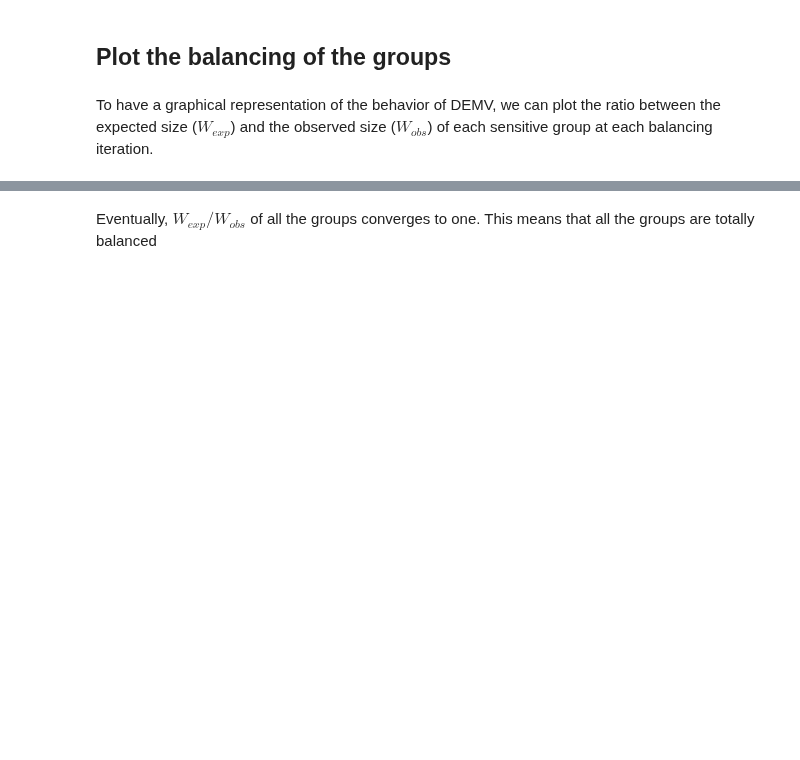
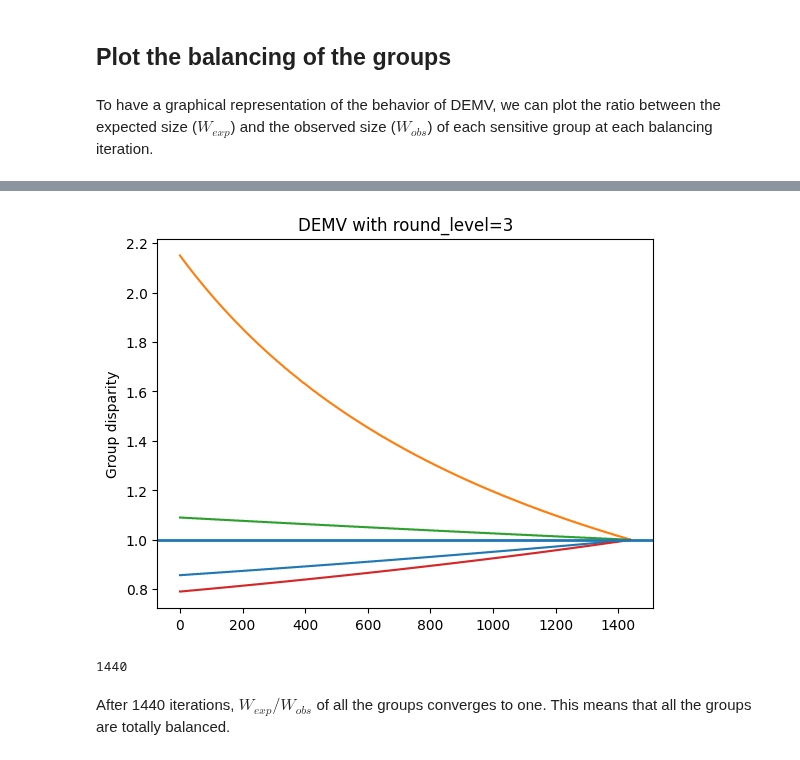
Before and after one commit to Trusted-AI/AIF360, a Jupyter notebook: examples/demo_demv_preproc.ipynb, the cells around one changed output, grey strips where cells are left out. Cells and saved outputs as stored; diff of their text form; code cells hidden in the pictures; blank space fills up the shorter version.

```diff
--- a/examples/demo_demv_preproc.ipynb
+++ b/examples/demo_demv_preproc.ipynb
@@ -155,0 +157,3 @@ assert np.abs(metric_orig_train.statistical_parity_difference()) > np.abs(metric
+# %%
+demv_fine = DEMV(round_level=3)
+newdata = demv_fine.fit_transform(dataset_orig_train)
@@ -226,2 +264,12 @@ plt.show()
+# %%
+plot_groups_disparity(demv_fine.get_disparities()[0])
+plt.title("DEMV with round_level=3")
+plt.show()
+# %% [output]
+[figure, added]
+# %%
+demv_fine.get_iters()
+# %% [output]
+1440
 # %% [markdown]
-Eventually, $W_{exp}/W_{obs}$ of all the groups converges to one. This means that all the groups are totally balanced
+After 1440 iterations, $W_{exp}/W_{obs}$ of all the groups converges to one. This means that all the groups are totally balanced.
```
Also changed, not shown: parts of 9 cells of this notebook, 2 other files.
